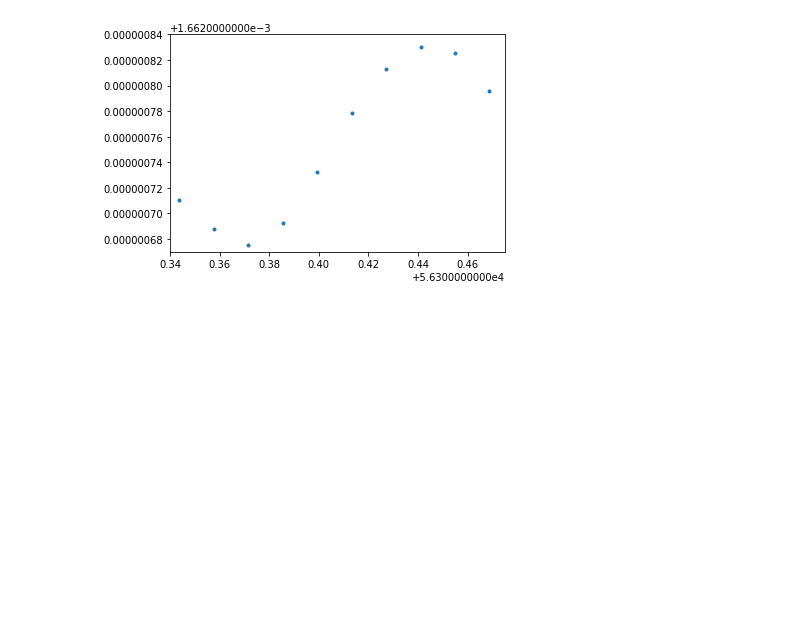
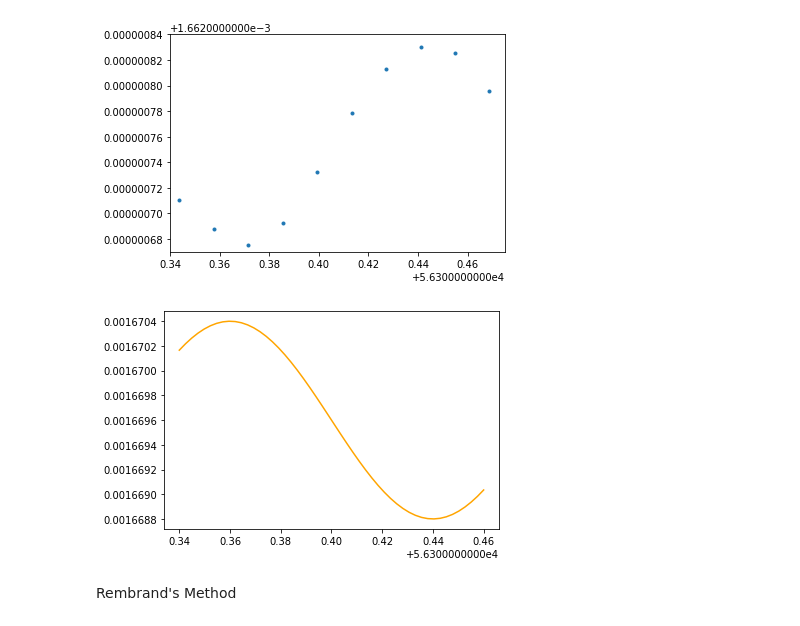
Before and after one commit to Yousousen/pulsar_analysis, a Jupyter notebook: src/script/rough_analysis_pulsar2.ipynb, the cells around one changed output. Drawn from its saved outputs; the diff is of its cells as text; code cells hidden in the pictures; blank space fills up the shorter version.

Commit message:
Trying to employ Rembrand's method

```diff
--- a/src/script/rough_analysis_pulsar2.ipynb
+++ b/src/script/rough_analysis_pulsar2.ipynb
@@ -405,3 +404,18 @@ plt.ylim(.00166267, .00166284)
 plt.ticklabel_format(style = 'plain')
 # %% [output]
 [figure]
+# %%
+phase = 0
+frequency = 1 / 0.16
+offset = 76 * 10 ** -7 + 1.662 * 10 ** -3
+amplitude = 8 * 10 ** -7 # Note the negative.
+# %%
+x = np.linspace(0.34 + 5.63 * 10 **4, 0.46 + 5.63 * 10 **4, 50)
+y = amplitude * np.sin(2 * np.pi * frequency * x + phase) + offset
+# %%
+plt.plot(x, y, '-', color='orange')
+plt.ticklabel_format(style = 'plain')
+# %% [output]
+[figure, added]
+# %% [markdown]
+Rembrand's Method
```
Also changed, not shown: parts of 2 cells of this notebook, 1 other file.
